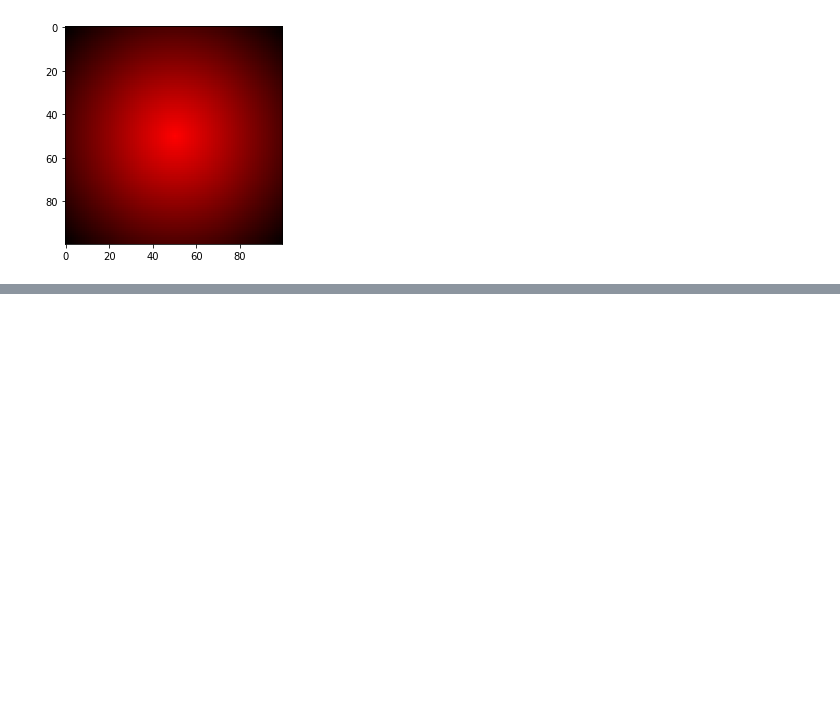
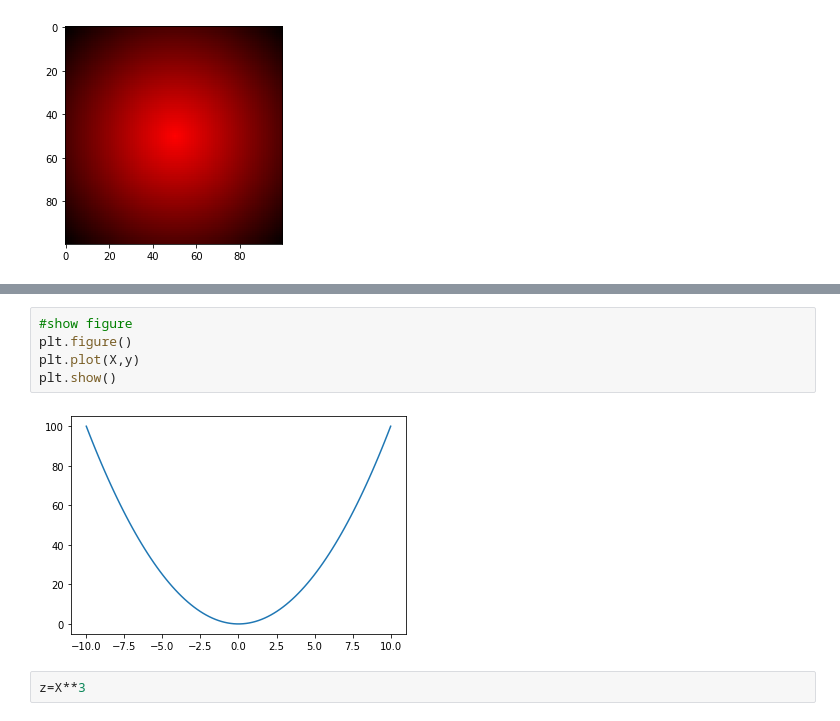
Before and after one commit to JayantGoel001/MatplotLib, a Jupyter notebook: matplot.ipynb, the cells around one changed output, grey strips where cells are left out. Drawn from its saved outputs; the diff is of its cells as text; blank space fills up the shorter version.

```diff
--- a/matplot.ipynb
+++ b/matplot.ipynb
@@ -168,0 +201,9 @@ plt.imshow(img)
+# %%
+#show figure
+plt.figure()
+plt.plot(X,y)
+plt.show()
+# %% [output]
+[figure, added]
+# %%
+z=X**3
```
Also changed, not shown: parts of 36 cells of this notebook.
